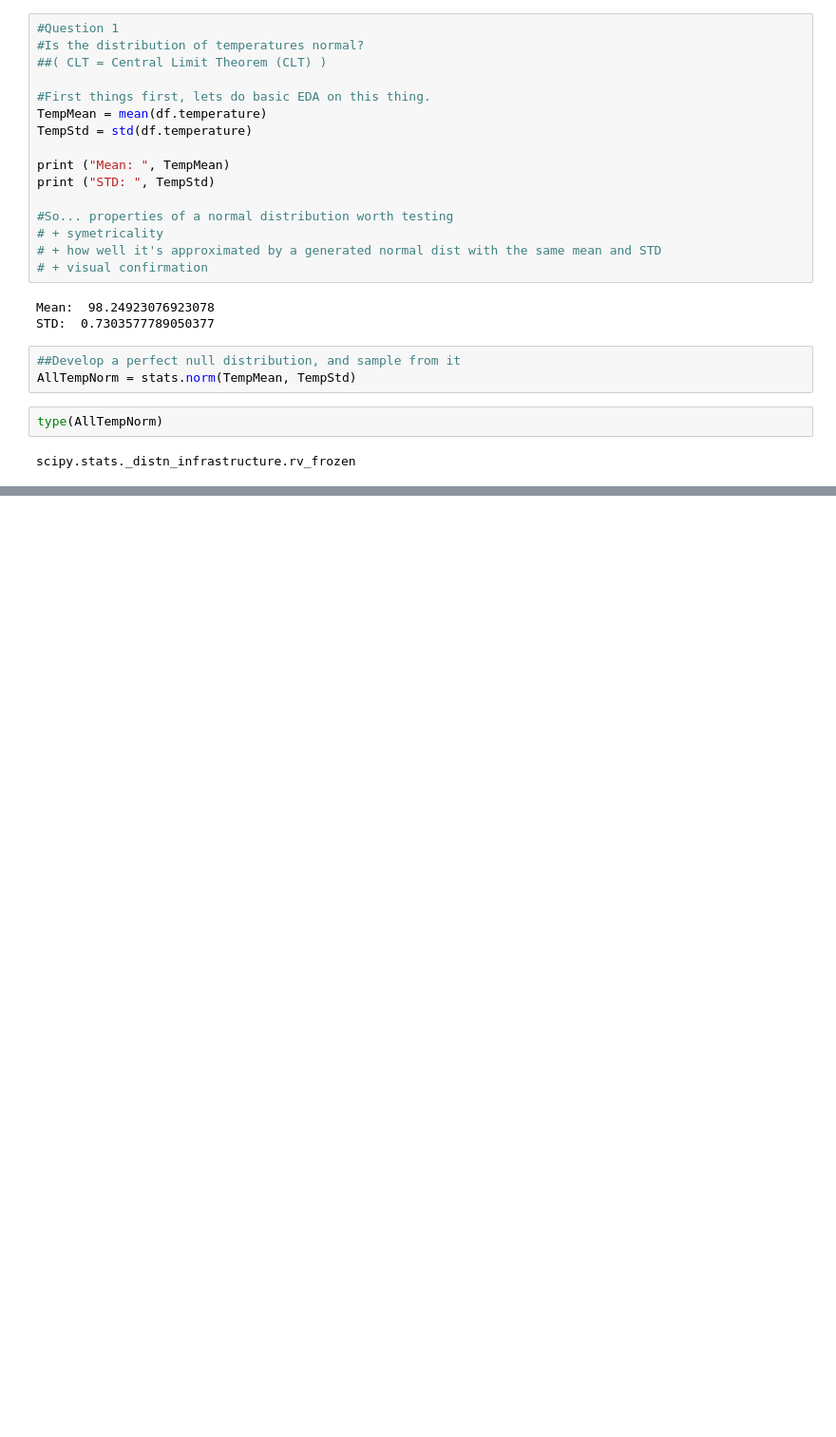
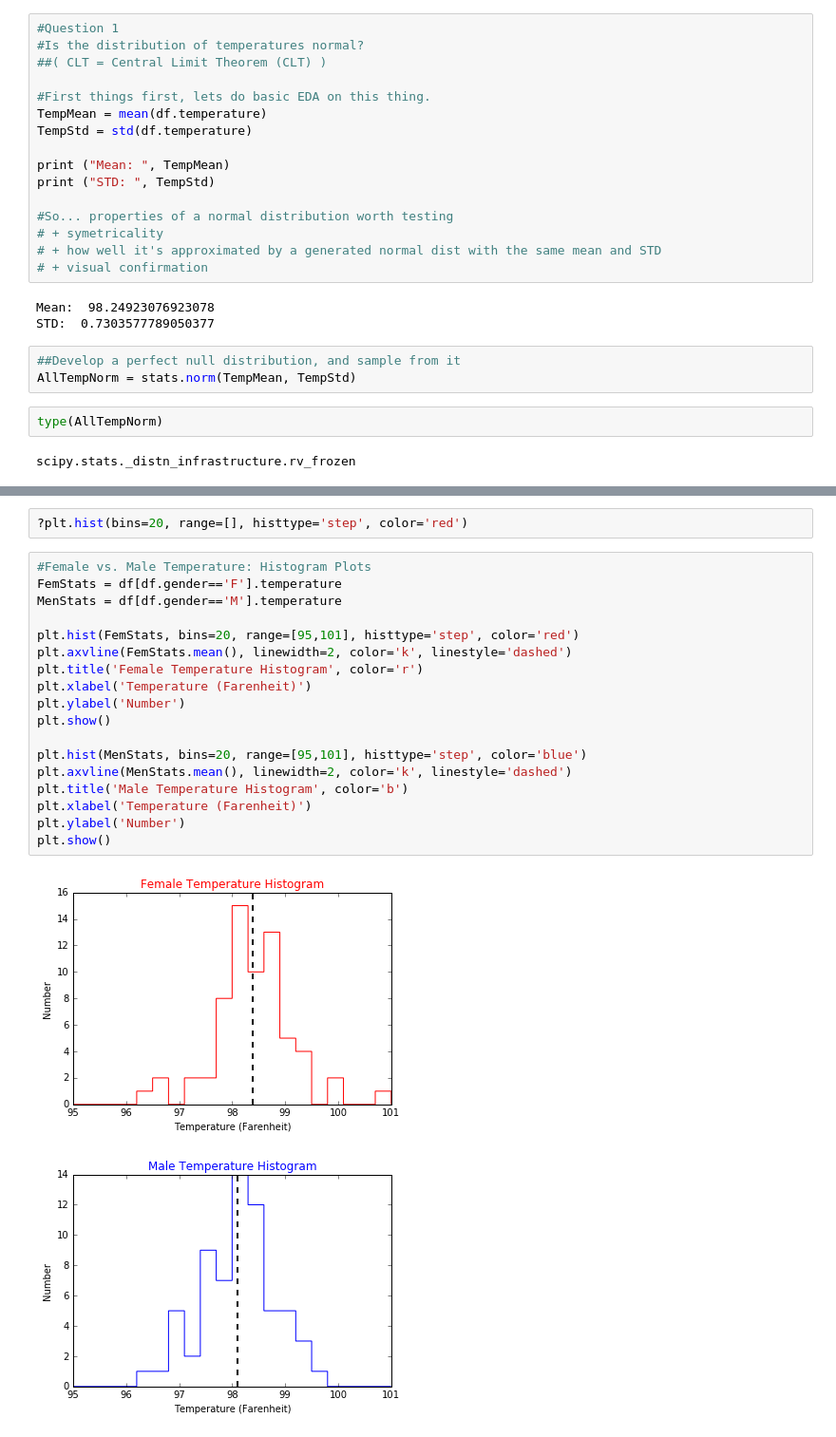
Before and after one commit to Spiracular/Notebooks, a Jupyter notebook: statistics project 1/sliderule_dsi_inferential_statistics_exercise_1.ipynb, the cells around one changed output, grey strips where cells are left out. Shown: that part at 95% size. Cells and saved outputs as stored; diff of their text form; blank space fills up the shorter version.

```diff
--- a/statistics project 1/sliderule_dsi_inferential_statistics_exercise_1.ipynb
+++ b/statistics project 1/sliderule_dsi_inferential_statistics_exercise_1.ipynb
@@ -81,0 +112,23 @@ scipy.stats._distn_infrastructure.rv_frozen
+# %%
+?plt.hist(bins=20, range=[], histtype='step', color='red')
+# %%
+#Female vs. Male Temperature: Histogram Plots
+FemStats = df[df.gender=='F'].temperature
+MenStats = df[df.gender=='M'].temperature
+
+plt.hist(FemStats, bins=20, range=[95,101], histtype='step', color='red')
+plt.axvline(FemStats.mean(), linewidth=2, color='k', linestyle='dashed')
+plt.title('Female Temperature Histogram', color='r')
+plt.xlabel('Temperature (Farenheit)')
+plt.ylabel('Number')
+plt.show()
+
+plt.hist(MenStats, bins=20, range=[95,101], histtype='step', color='blue')
+plt.axvline(MenStats.mean(), linewidth=2, color='k', linestyle='dashed')
+plt.title('Male Temperature Histogram', color='b')
+plt.xlabel('Temperature (Farenheit)')
+plt.ylabel('Number')
+plt.show()
+# %% [output]
+[figure, added]
+[figure, added]
```
Also changed, not shown: parts of 8 cells of this notebook, 1 other file.
